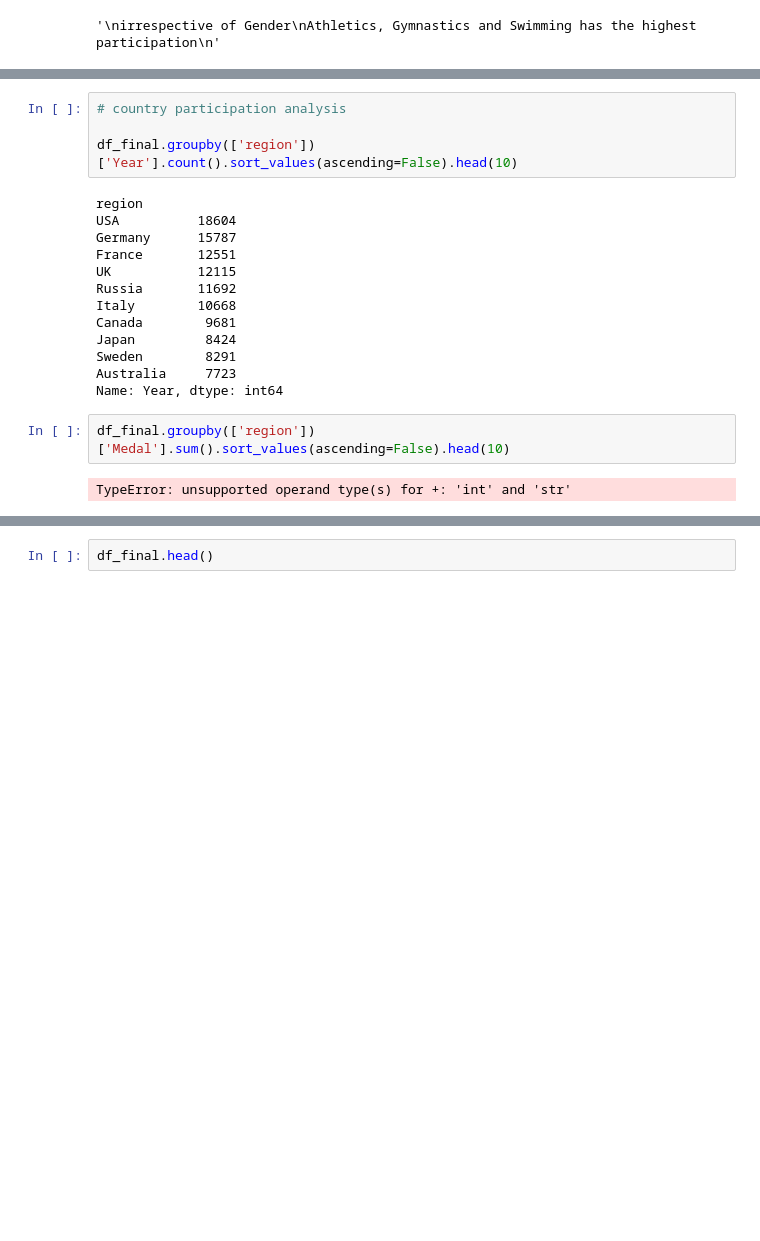
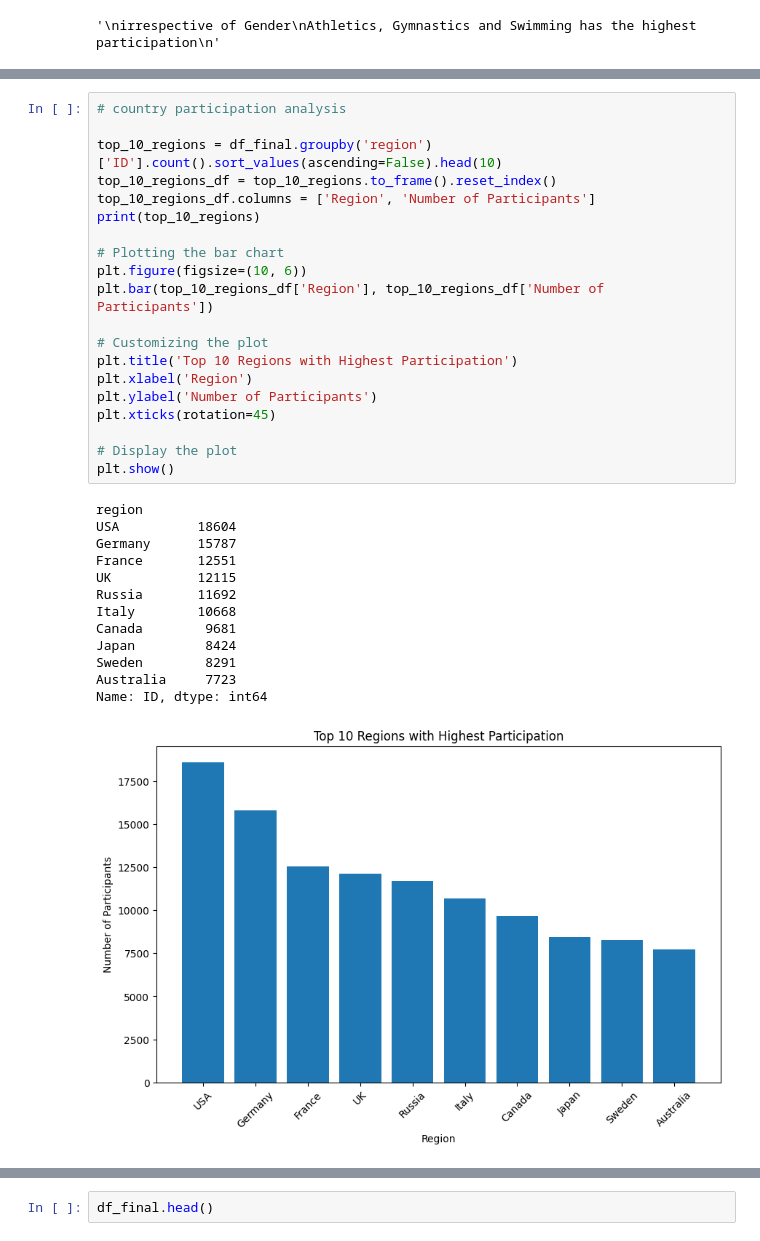
Before and after one commit to Sahil-987/Olympic-Dataset-Analysis, a Jupyter notebook: main.ipynb, the cells around one changed output, grey strips where cells are left out. Saved outputs shown, nothing was run; the diff lists cells and outputs as text; blank space fills up the shorter version.

Commit message:
more analysis

```diff
--- a/main.ipynb
+++ b/main.ipynb
@@ -490,21 +506,34 @@ df_final[(df_final['Sex'] == 'F') & (df_final['Season'] == 'Winter') & (df_final
-# %%
-# country participation analysis
-
-df_final.groupby(['region'])['Year'].count().sort_values(ascending=False).head(10)
-# %% [output]
-region
-USA          18604
-Germany      15787
-France       12551
-UK           12115
-Russia       11692
-Italy        10668
-Canada        9681
-Japan         8424
-Sweden        8291
-Australia     7723
-Name: Year, dtype: int64
-# %%
-df_final.groupby(['region'])['Medal'].sum().sort_values(ascending=False).head(10)
-# %% [output]
-TypeError: unsupported operand type(s) for +: 'int' and 'str'
+# %%
+# country participation analysis
+
+top_10_regions = df_final.groupby('region')['ID'].count().sort_values(ascending=False).head(10)
+top_10_regions_df = top_10_regions.to_frame().reset_index()
+top_10_regions_df.columns = ['Region', 'Number of Participants']
+print(top_10_regions)
+
+# Plotting the bar chart
+plt.figure(figsize=(10, 6))
+plt.bar(top_10_regions_df['Region'], top_10_regions_df['Number of Participants'])
+
+# Customizing the plot
+plt.title('Top 10 Regions with Highest Participation')
+plt.xlabel('Region')
+plt.ylabel('Number of Participants')
+plt.xticks(rotation=45)
+
+# Display the plot
+plt.show()
+# %% [output]
+region
+USA          18604
+Germany      15787
+France       12551
+UK           12115
+Russia       11692
+Italy        10668
+Canada        9681
+Japan         8424
+Sweden        8291
+Australia     7723
+Name: ID, dtype: int64
+[figure, added]
```
Also changed, not shown: parts of 7 cells of this notebook.
